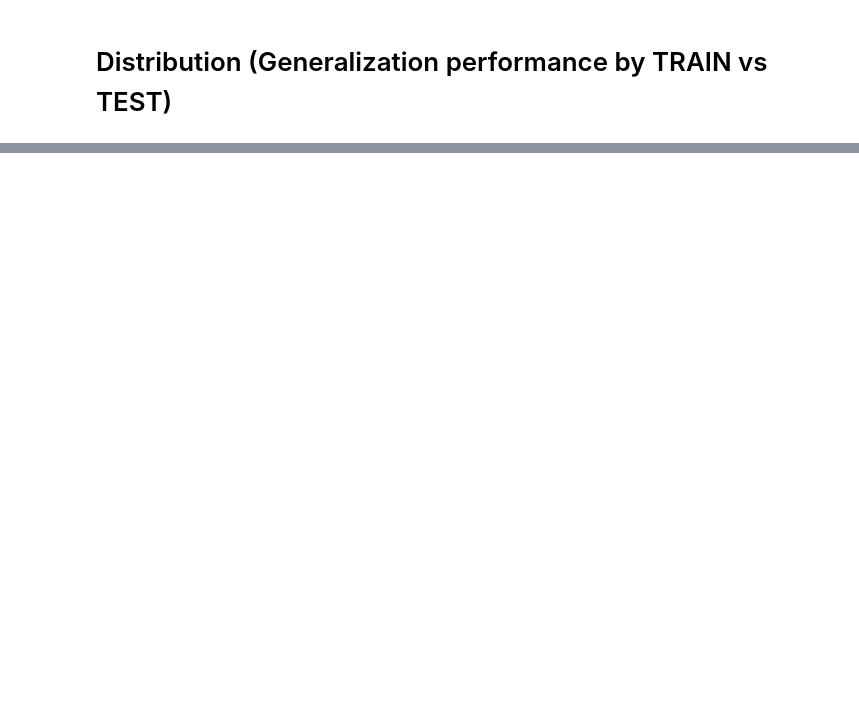
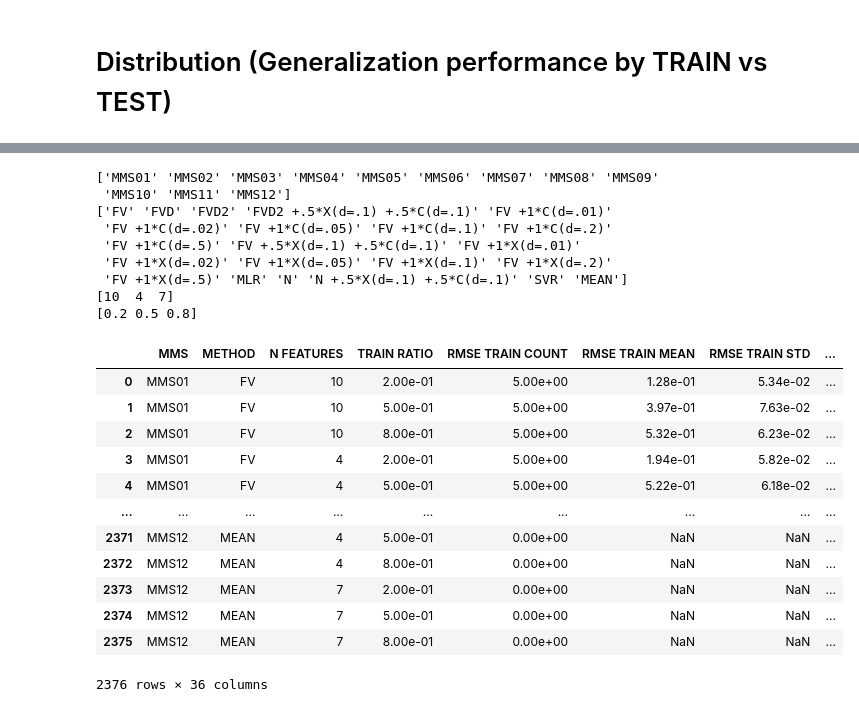
Before and after one commit to raku68/FIGP, a Jupyter notebook: notebooks/view_results.ipynb, the cells around one changed output, grey strips where cells are left out. Drawn from its saved outputs; the diff is of its cells as text; code cells hidden in the pictures; blank space fills up the shorter version.

```diff
--- a/notebooks/view_results.ipynb
+++ b/notebooks/view_results.ipynb
@@ -48,0 +257,51 @@ for mms in mmss:
+# %%
+df_res = pd.DataFrame(columns=["MMS", "METHOD", "N FEATURES", "TRAIN RATIO", \
+                               "RMSE TRAIN COUNT", "RMSE TRAIN MEAN", "RMSE TRAIN STD", "RMSE TRAIN MIN", "RMSE TRAIN 25%", "RMSE TRAIN 50%", "RMSE TRAIN 75%", "RMSE TRAIN MAX", \
+                               "R2 TRAIN COUNT",   "R2 TRAIN MEAN",   "R2 TRAIN STD",   "R2 TRAIN MIN",   "R2 TRAIN 25%",   "R2 TRAIN 50%",   "R2 TRAIN 75%",   "R2 TRAIN MAX", \
+                               "RMSE TEST COUNT",  "RMSE TEST MEAN",  "RMSE TEST STD",  "RMSE TEST MIN",  "RMSE TEST 25%",  "RMSE TEST 50%",  "RMSE TEST 75%",  "RMSE TEST MAX", \
+                               "R2 TEST COUNT",    "R2 TEST MEAN",    "R2 TEST STD",    "R2 TEST MIN",    "R2 TEST 25%",    "R2 TEST 50%",    "R2 TEST 75%",    "R2 TEST MAX"])
+
+mmss = df["MMS"].drop_duplicates().values
+methods = df["METHOD"].drop_duplicates().values
+nfeatss = df["N FEATURES"].drop_duplicates().values
+trainrs = df["TRAIN RATIO"].drop_duplicates().values
+
+print(mmss)
+print(methods)
+print(nfeatss)
+print(trainrs)
+
+for _mms in mmss:
+    for _method in methods:
+        for _nfeats in nfeatss:
+            for _trainr in trainrs:
+                _train = df[(df["MMS"] == _mms) & (df["METHOD"] == _method) & (df["N FEATURES"] == _nfeats) & (df["TRAIN RATIO"] == _trainr) & (df["DATASET"] == "train")].loc[:, ["RMSE","R2"]].describe()
+                _test = df[(df["MMS"] == _mms) & (df["METHOD"] == _method) & (df["N FEATURES"] == _nfeats) & (df["TRAIN RATIO"] == _trainr) & (df["DATASET"] == "test")].loc[:, ["RMSE","R2"]].describe()
+                new_row = [_mms, _method, _nfeats, _trainr]+list(_train["RMSE"].values)+list(_train["R2"])+list(_test["RMSE"].values)+list(_test["R2"])
+                # print(len(df_res.columns), len(new_row))
+                df_res.loc[len(df_res)] = new_row
+
+df_res
+# %% [output]
+['MMS01' 'MMS02' 'MMS03' 'MMS04' 'MMS05' 'MMS06' 'MMS07' 'MMS08' 'MMS09'
+ 'MMS10' 'MMS11' 'MMS12']
+['FV' 'FVD' 'FVD2' 'FVD2 +.5*X(d=.1) +.5*C(d=.1)' 'FV +1*C(d=.01)'
+ 'FV +1*C(d=.02)' 'FV +1*C(d=.05)' 'FV +1*C(d=.1)' 'FV +1*C(d=.2)'
+ 'FV +1*C(d=.5)' 'FV +.5*X(d=.1) +.5*C(d=.1)' 'FV +1*X(d=.01)'
+ 'FV +1*X(d=.02)' 'FV +1*X(d=.05)' 'FV +1*X(d=.1)' 'FV +1*X(d=.2)'
+ 'FV +1*X(d=.5)' 'MLR' 'N' 'N +.5*X(d=.1) +.5*C(d=.1)' 'SVR' 'MEAN']
+[10  4  7]
+[0.2 0.5 0.8]
+|  | MMS | METHOD | N FEATURES | TRAIN RATIO | RMSE TRAIN COUNT | RMSE TRAIN MEAN | RMSE TRAIN STD | ... |
+| 0 | MMS01 | FV | 10 | 2.00e-01 | 5.00e+00 | 1.28e-01 | 5.34e-02 | ... |
+| 1 | MMS01 | FV | 10 | 5.00e-01 | 5.00e+00 | 3.97e-01 | 7.63e-02 | ... |
+| 2 | MMS01 | FV | 10 | 8.00e-01 | 5.00e+00 | 5.32e-01 | 6.23e-02 | ... |
+| 3 | MMS01 | FV | 4 | 2.00e-01 | 5.00e+00 | 1.94e-01 | 5.82e-02 | ... |
+| 4 | MMS01 | FV | 4 | 5.00e-01 | 5.00e+00 | 5.22e-01 | 6.18e-02 | ... |
+| ... | ... | ... | ... | ... | ... | ... | ... | ... |
+| 2371 | MMS12 | MEAN | 4 | 5.00e-01 | 0.00e+00 | NaN | NaN | ... |
+| 2372 | MMS12 | MEAN | 4 | 8.00e-01 | 0.00e+00 | NaN | NaN | ... |
+| 2373 | MMS12 | MEAN | 7 | 2.00e-01 | 0.00e+00 | NaN | NaN | ... |
+| 2374 | MMS12 | MEAN | 7 | 5.00e-01 | 0.00e+00 | NaN | NaN | ... |
+| 2375 | MMS12 | MEAN | 7 | 8.00e-01 | 0.00e+00 | NaN | NaN | ... |
+2376 rows × 36 columns
```
Also changed, not shown: parts of 15 cells of this notebook, 5 other files.
